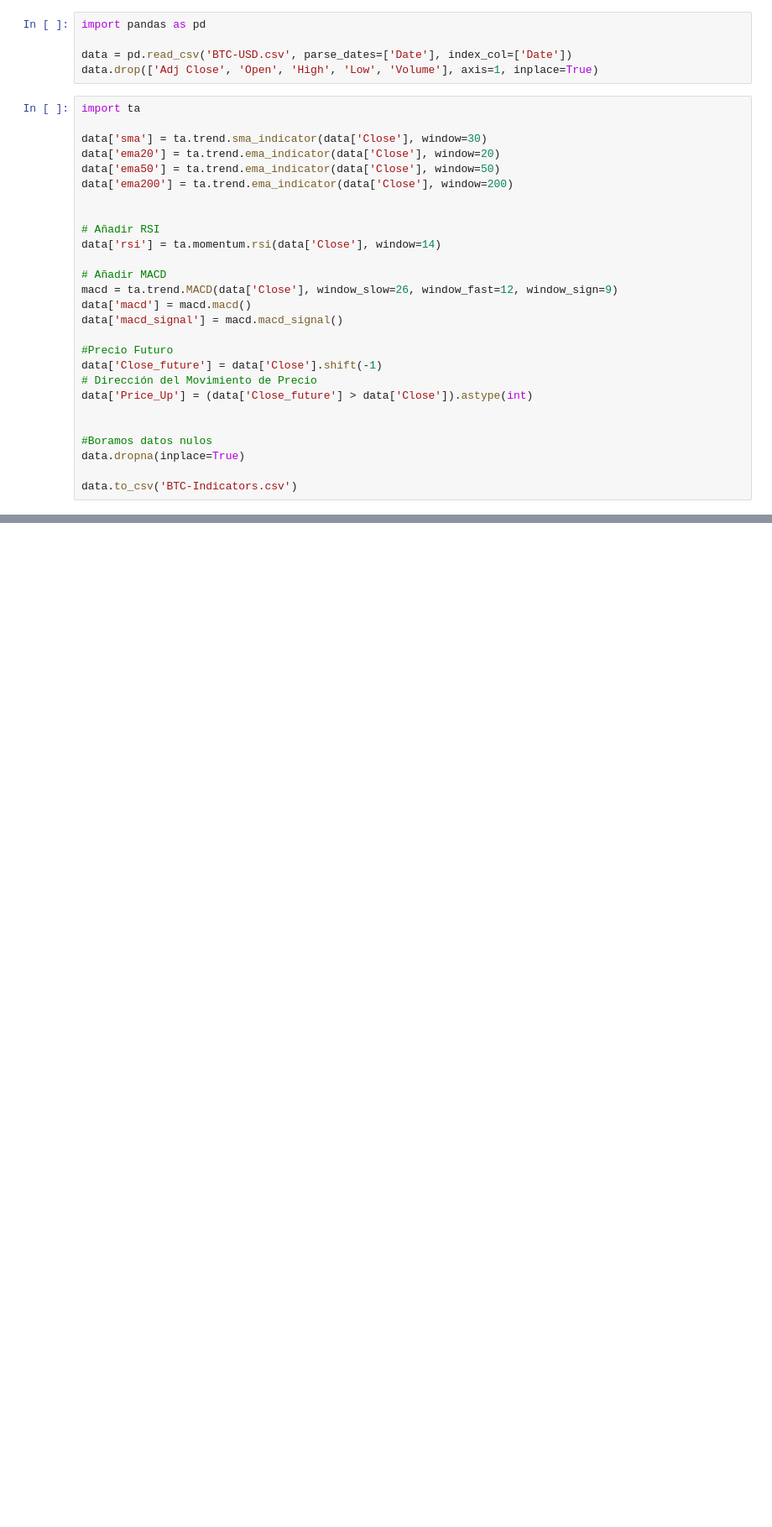
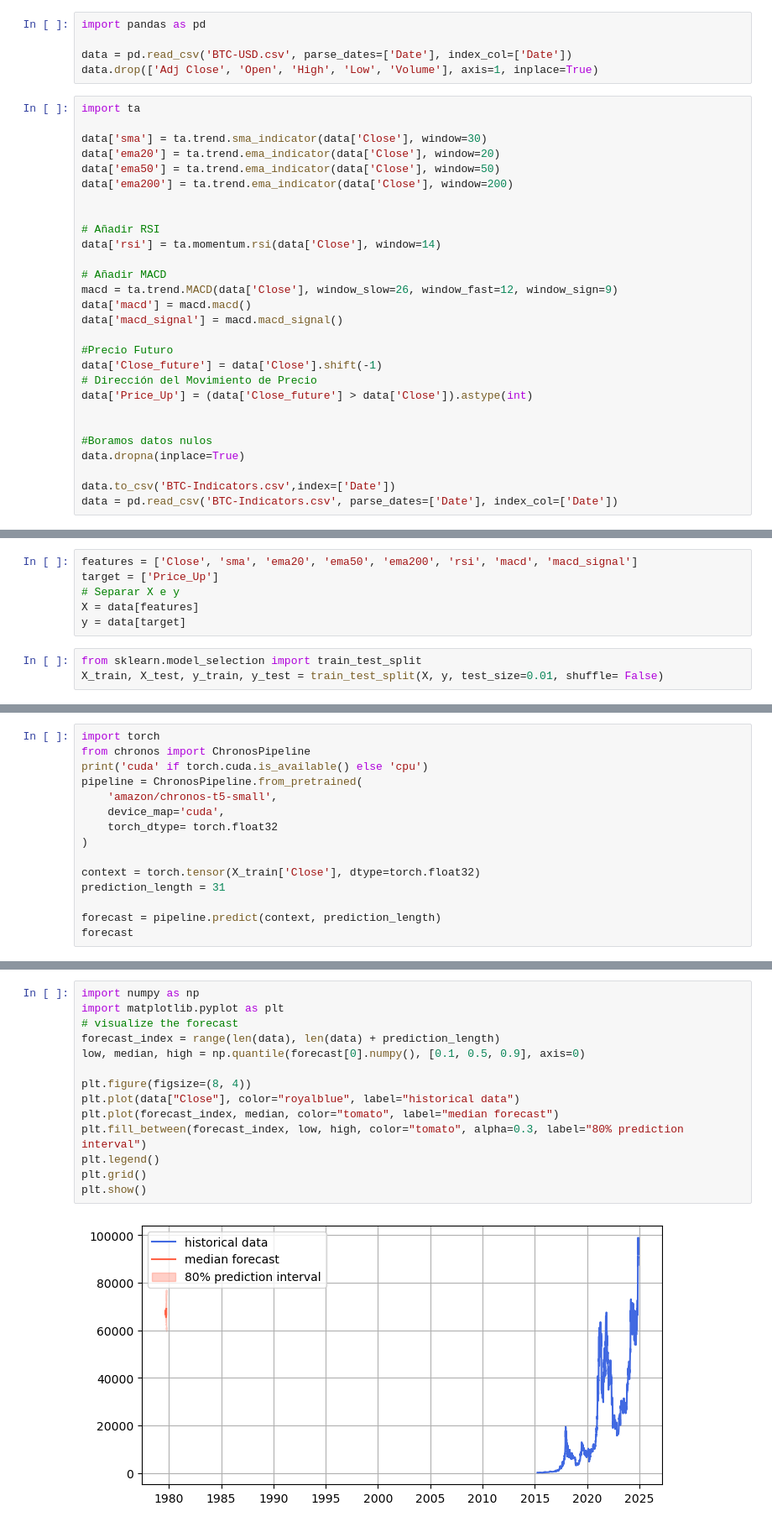
Before and after one commit to Ivo196/Chronos-T5-Large, a Jupyter notebook: Chronos-T5.ipynb, the cells around one changed output, grey strips where cells are left out. Shown at 84% size. Cells and saved outputs as stored; diff of their text form; blank space fills up the shorter version.

```diff
--- a/Chronos-T5.ipynb
+++ b/Chronos-T5.ipynb
@@ -39,4 +39,5 @@ data['Price_Up'] = (data['Close_future'] > data['Close']).astype(int)
 #Boramos datos nulos
 data.dropna(inplace=True)
 
-data.to_csv('BTC-Indicators.csv')
+data.to_csv('BTC-Indicators.csv',index=['Date'])
+data = pd.read_csv('BTC-Indicators.csv', parse_dates=['Date'], index_col=['Date'])
@@ -54,0 +44,9 @@ dtype: object
+# %%
+features = ['Close', 'sma', 'ema20', 'ema50', 'ema200', 'rsi', 'macd', 'macd_signal']
+target = ['Price_Up']
+# Separar X e y
+X = data[features]
+y = data[target]
+# %%
+from sklearn.model_selection import train_test_split
+X_train, X_test, y_train, y_test = train_test_split(X, y, test_size=0.01, shuffle= False)
@@ -54,0 +61,15 @@ dtype: object
+# %%
+import torch
+from chronos import ChronosPipeline
+print('cuda' if torch.cuda.is_available() else 'cpu')
+pipeline = ChronosPipeline.from_pretrained(
+    'amazon/chronos-t5-small',
+    device_map='cuda',
+    torch_dtype= torch.float32
+)
+
+context = torch.tensor(X_train['Close'], dtype=torch.float32)
+prediction_length = 31
+
+forecast = pipeline.predict(context, prediction_length)
+forecast
@@ -54,0 +95,16 @@ dtype: object
+# %%
+import numpy as np
+import matplotlib.pyplot as plt
+# visualize the forecast
+forecast_index = range(len(data), len(data) + prediction_length)
+low, median, high = np.quantile(forecast[0].numpy(), [0.1, 0.5, 0.9], axis=0)
+
+plt.figure(figsize=(8, 4))
+plt.plot(data["Close"], color="royalblue", label="historical data")
+plt.plot(forecast_index, median, color="tomato", label="median forecast")
+plt.fill_between(forecast_index, low, high, color="tomato", alpha=0.3, label="80% prediction interval")
+plt.legend()
+plt.grid()
+plt.show()
+# %% [output]
+[figure, added]
```
Also changed, not shown: parts of 4 cells of this notebook.
